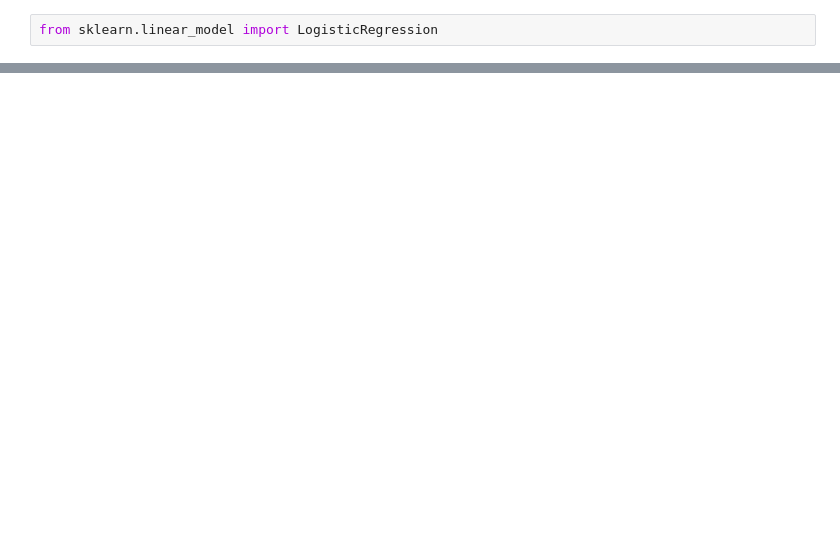
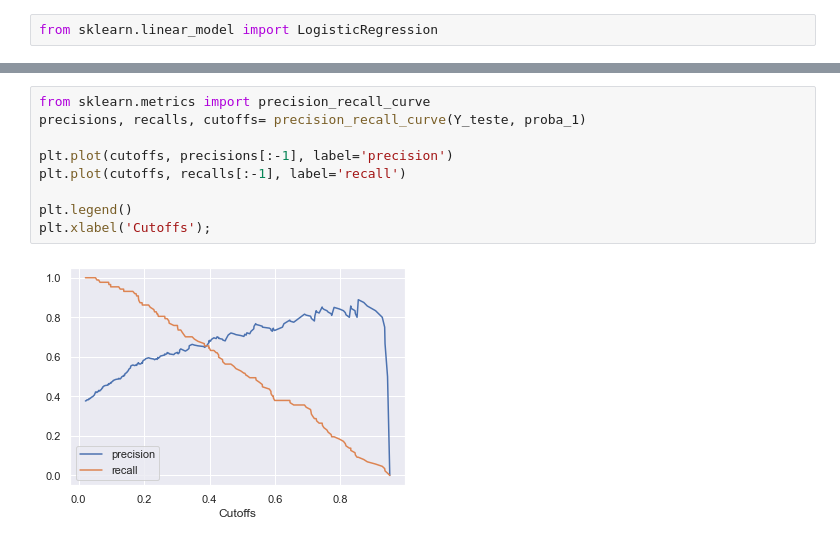
Before and after one commit to fernandadefalco/mini-projects, a Jupyter notebook: 1) Diabetes/ML - Diabetes.ipynb, the cells around one changed output, grey strips where cells are left out. Saved outputs shown, nothing was run; the diff lists cells and outputs as text; blank space fills up the shorter version.

```diff
--- a/1) Diabetes/ML - Diabetes.ipynb
+++ b/1) Diabetes/ML - Diabetes.ipynb
@@ -290,0 +273,11 @@ weighted avg       0.73      0.74      0.73       231
+# %%
+from sklearn.metrics import precision_recall_curve
+precisions, recalls, cutoffs= precision_recall_curve(Y_teste, proba_1)
+
+plt.plot(cutoffs, precisions[:-1], label='precision')
+plt.plot(cutoffs, recalls[:-1], label='recall')
+
+plt.legend()
+plt.xlabel('Cutoffs');
+# %% [output]
+[figure, added]
```
Also changed, not shown: parts of 38 cells of this notebook, 1 other file.
